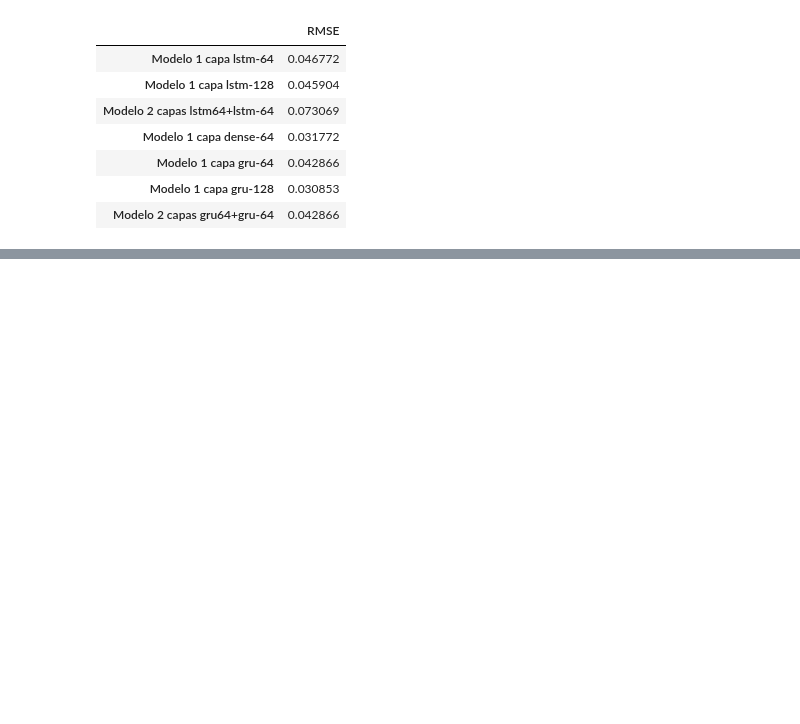
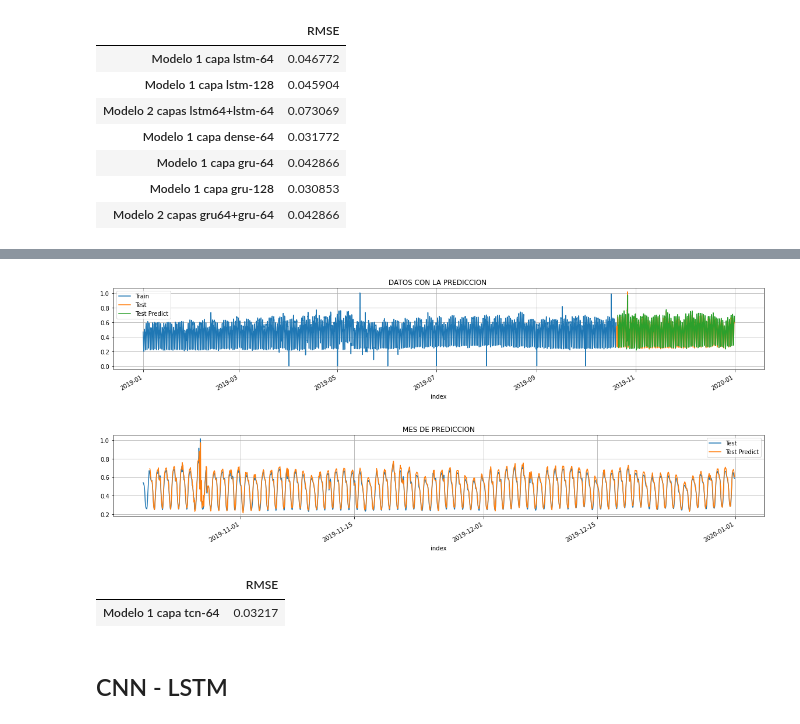
Before and after one commit to CAVA1611/neural-networks, a Jupyter notebook: TFM_Reddit_2019.ipynb, the cells around one changed output, grey strips where cells are left out. Drawn from its saved outputs; the diff is of its cells as text; code cells hidden in the pictures; blank space fills up the shorter version.

Commit message:
TCN & CNN-LSTM network added

```diff
--- a/TFM_Reddit_2019.ipynb
+++ b/TFM_Reddit_2019.ipynb
@@ -191,9 +191,10 @@ def prediction(modelo, X_test):
     n_neur_2 = modelo.layers[2].get_output_shape_at(0)
     RESULTADOS.loc['Modelo 2 capas '+ name[0] + str(n_neur[2]) + '+' + name_2[0] + '-' + str(n_neur_2[1])] = (math.sqrt(mean_squared_error(y_test, test_pred)))
   else:
-    name = layers[1].split('_')
-    name_2 = layers[2].split('_')
-    RESULTADOS.loc['Modelo '+ name[0] + '+' + name_2[0] + '-' + str(n_neur[1])] = (math.sqrt(mean_squared_error(y_test, test_pred)))
+    n_neur = modelo.layers[1].get_output_shape_at(0)
+    n_neur_2 = modelo.layers[4].get_output_shape_at(0)
+    name_2 = layers[4].split('_')
+    RESULTADOS.loc['Modelo ' + 'cnn -' + str(n_neur[3]) + '+' + name_2[0] + '-' + str(n_neur_2[1]) ] = (math.sqrt(mean_squared_error(y_test, test_pred)))
 
   # Aumento de  valores para poder graficar junto con los valorres de test
   mat = np.array(n_obs*[np.nan])
@@ -493,0 +523,13 @@ RESULTADOS
+# %%
+i = Input(shape=(X_train.shape[1], 1))
+m = TCN(nb_filters=64, kernel_size=3, nb_stacks=1, dilations=(1, 2, 4, 8, 16, 32),
+        padding='causal',activation='relu')(i)
+m = Dense(1, activation='linear')(m)
+
+model_tcn = Model(inputs=[i], outputs=[m])
+model_tcn.compile(optimizer='adam', loss='mse')
+model_tcn.fit(X_train, y_train, epochs=100, batch_size=20,
+              validation_data=(X_test, y_test),
+                    callbacks=[early_stop])
+
+model_tcn.summary()
@@ -493,0 +554,11 @@ RESULTADOS
+# %%
+prediction(model_tcn, X_test)
+# %% [output]
+[figure, added]
+# %%
+RESULTADOS
+# %% [output]
+|  | RMSE |
+| Modelo 1 capa tcn-64 | 0.03217 |
+# %% [markdown]
+## CNN - LSTM
```
Also changed, not shown: parts of 12 cells of this notebook.
